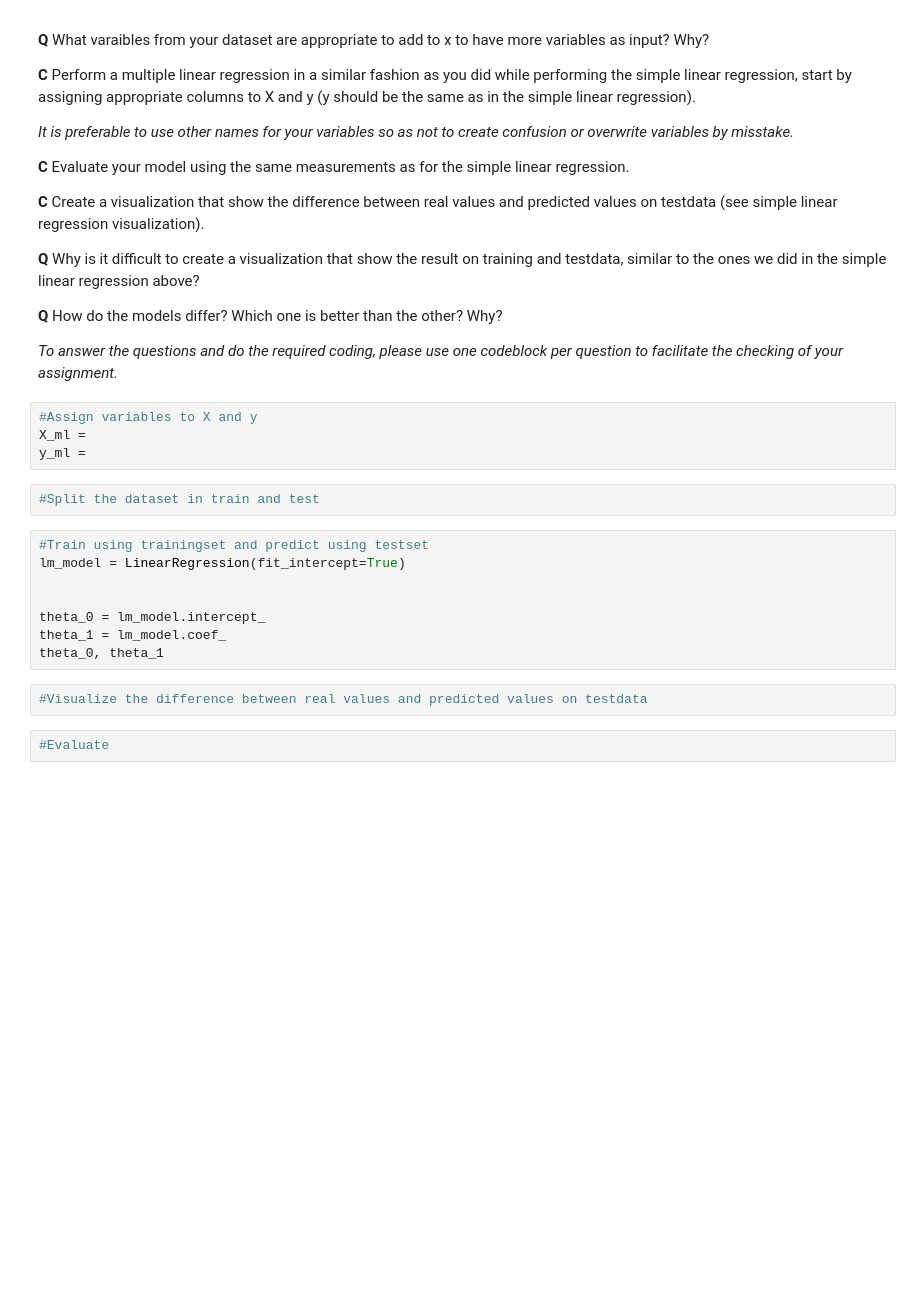
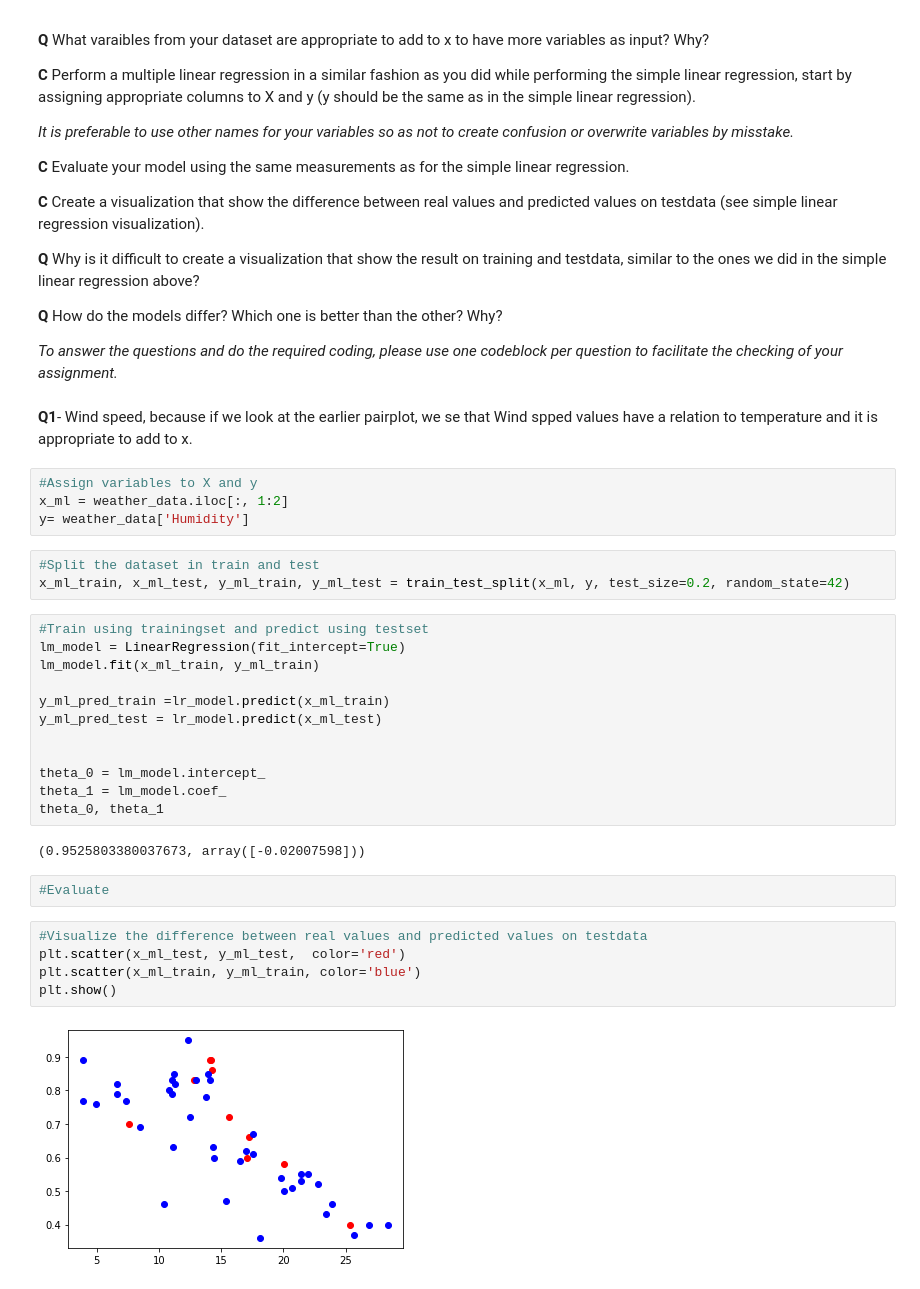
Before and after one commit to Nikniknikm/Laboration_1, a Jupyter notebook: Kopia_av_Laboration3_part1.ipynb, the cells around one changed output. Drawn from its saved outputs; the diff is of its cells as text; blank space fills up the shorter version.

```diff
--- a/Kopia_av_Laboration3_part1.ipynb
+++ b/Kopia_av_Laboration3_part1.ipynb
@@ -336,21 +377,35 @@ plt.legend(loc = 'upper left', fontsize = 13)
 **Q** How do the models differ? Which one is better than the other? Why?
 
 *To answer the questions and do the required coding, please use one codeblock per question to facilitate the checking of your assignment.*
+# %% [markdown]
+**Q1**- Wind speed, because if we look at the earlier pairplot, we se that Wind spped values have a relation to temperature and it is appropriate to add to x.
 # %%
 #Assign variables to X and y
-X_ml =
-y_ml =
+x_ml = weather_data.iloc[:, 1:2]
+y= weather_data['Humidity']
 # %%
 #Split the dataset in train and test
+x_ml_train, x_ml_test, y_ml_train, y_ml_test = train_test_split(x_ml, y, test_size=0.2, random_state=42)
 # %%
 #Train using trainingset and predict using testset
 lm_model = LinearRegression(fit_intercept=True)
+lm_model.fit(x_ml_train, y_ml_train)
+
+y_ml_pred_train =lr_model.predict(x_ml_train)
+y_ml_pred_test = lr_model.predict(x_ml_test)
 
 
 theta_0 = lm_model.intercept_
 theta_1 = lm_model.coef_
 theta_0, theta_1
+# %% [output]
+(0.9525803380037673, array([-0.02007598]))
-# %%
-#Visualize the difference between real values and predicted values on testdata
 # %%
 #Evaluate
+# %%
+#Visualize the difference between real values and predicted values on testdata
+plt.scatter(x_ml_test, y_ml_test,  color='red')
+plt.scatter(x_ml_train, y_ml_train, color='blue')
+plt.show()
+# %% [output]
+[figure, added]
```
Also changed, not shown: parts of 18 cells of this notebook.
